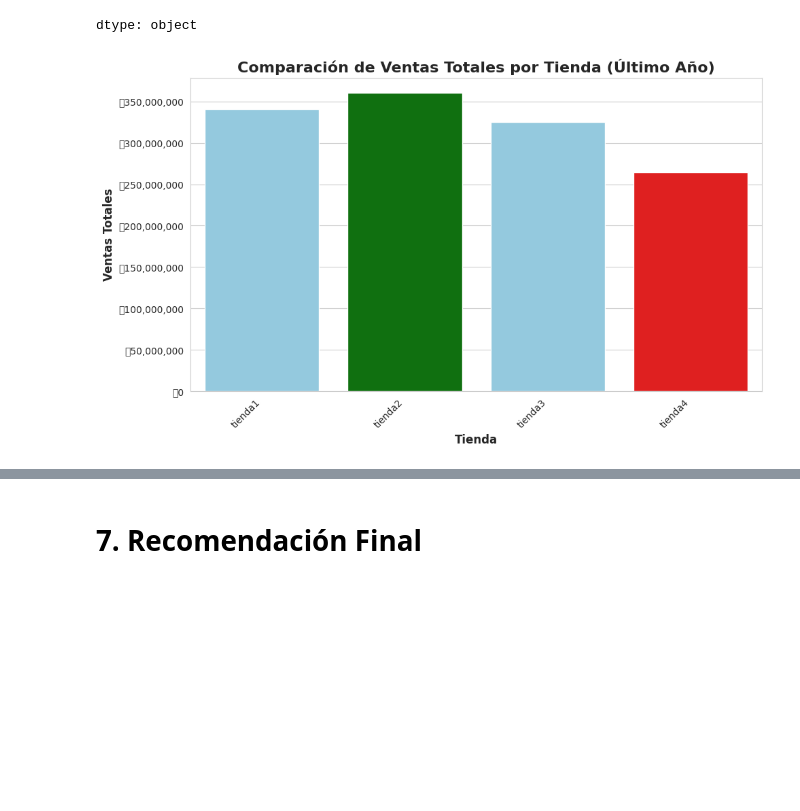
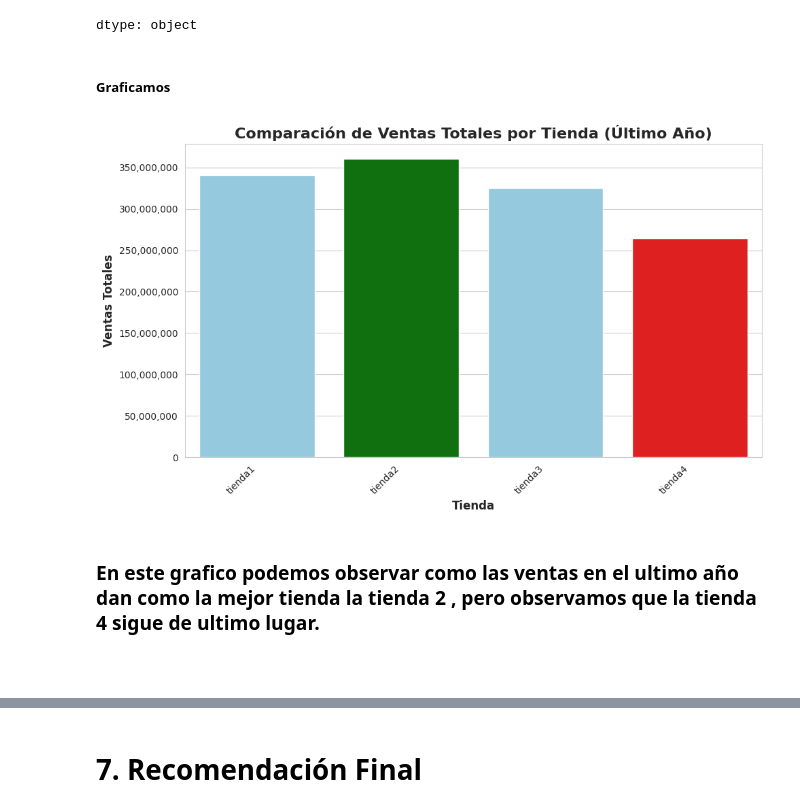
Before and after one commit to Harold-dev-code/Primer_Challenge_DataScience_Alura_Store, a Jupyter notebook: Primer_Challenge_DataScience_AluraStore.ipynb, the cells around one changed output, grey strips where cells are left out. Saved outputs shown, nothing was run; the diff lists cells and outputs as text; code cells hidden in the pictures; blank space fills up the shorter version.

Commit message:
graficas de ranking  anual

```diff
--- a/Primer_Challenge_DataScience_AluraStore.ipynb
+++ b/Primer_Challenge_DataScience_AluraStore.ipynb
@@ -684,37 +690,54 @@ Ventas totales por tienda en el último año:
 | tienda3 | 💲325,239,800.00 |
 | tienda4 | 💲264,085,200.00 |
 dtype: object
+# %% [markdown]
+##### Graficamos
 # %%
 import matplotlib.pyplot as plt
 import seaborn as sns
-from matplotlib.ticker import FuncFormatter
+from matplotlib.ticker import FuncFormatter # importamos para formatear
 
-sns.set_style("whitegrid")
-plt.figure(figsize=(10, 6))
+sns.set_style("whitegrid") # Configura el estilo visual de las gráficas (fondo blanco con cuadrícula)
 
+plt.figure(figsize=(10, 6)) #tamaño de la ventana de la gráfica
+
+# Determina cuántas tiendas hay en el conjunto de datos
 num_tiendas = len(ventas_totales_ultimo_año_por_tienda)
+# Crea una lista de colores inicializada con azul claro para todas las barras
 colores = ['skyblue'] * num_tiendas
 
 # Identificar la tienda con mayores ventas (verde) y menores ventas (rojo)
 colores[ventas_totales_ultimo_año_por_tienda.values.argmax()] = 'green'
 colores[ventas_totales_ultimo_año_por_tienda.values.argmin()] = 'red'
 
+# Genera el gráfico de barras asignando datos, colores y eliminando la leyenda redundante
 ax = sns.barplot(
-    x=ventas_totales_ultimo_año_por_tienda.index,
-    y=ventas_totales_ultimo_año_por_tienda.values,
+    x=ventas_totales_ultimo_año_por_tienda.index, # Asigna los nombres de las tiendas al eje X.
+    y=ventas_totales_ultimo_año_por_tienda.values, # Asigna las ventas totales al eje Y.
     palette=colores,
     hue=ventas_totales_ultimo_año_por_tienda.index,
     legend=False
 )
 
+# Establece el título principal, aumentando el tamaño y resaltando en negrita
 plt.title('Comparación de Ventas Totales por Tienda (Último Año)', fontsize=16, fontweight='bold')
+# Etiqueta el eje horizontal (nombres de las tiendas)
 plt.xlabel('Tienda', fontsize=12, fontweight='bold')
+# Etiqueta el eje vertical (monto de ventas)
 plt.ylabel('Ventas Totales', fontsize=12, fontweight='bold')
 
-ax.yaxis.set_major_formatter(FuncFormatter(lambda x, p: f'💲{x:,.0f}'))
+# Aplica un formato de moneda al eje Y (agrega comas como separadores de miles y 0 decimales)
+ax.yaxis.set_major_formatter(FuncFormatter(lambda x, p: f'{x:,.0f}'))
 
+# Rota los nombres de las tiendas 45 grados para que no se amontonen y los alinea a la derecha
 plt.xticks(rotation=45, ha='right')
+# Ajusta los márgenes automáticamente para que no se corte ninguna etiqueta
 plt.tight_layout()
+# Renderiza y muestra el gráfico final en pantalla
 plt.show()
 # %% [output]
-[figure, old version]
+[figure, new version]
+# %% [markdown]
+### En este grafico podemos observar como las ventas en el ultimo año dan como la mejor tienda la tienda 2 , pero observamos que la tienda 4 sigue de ultimo lugar.
+# %% [markdown]
+###
```
Also changed, not shown: parts of 20 cells of this notebook.
